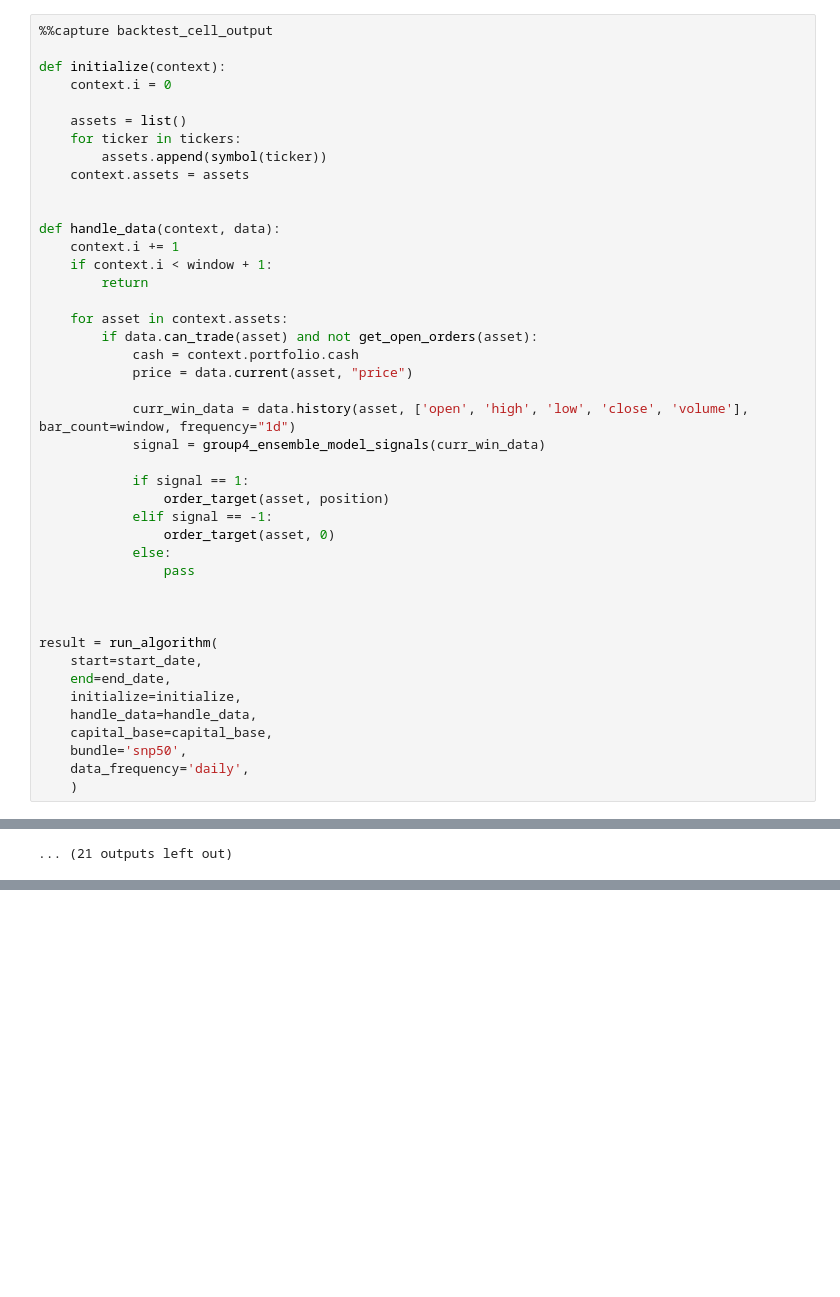
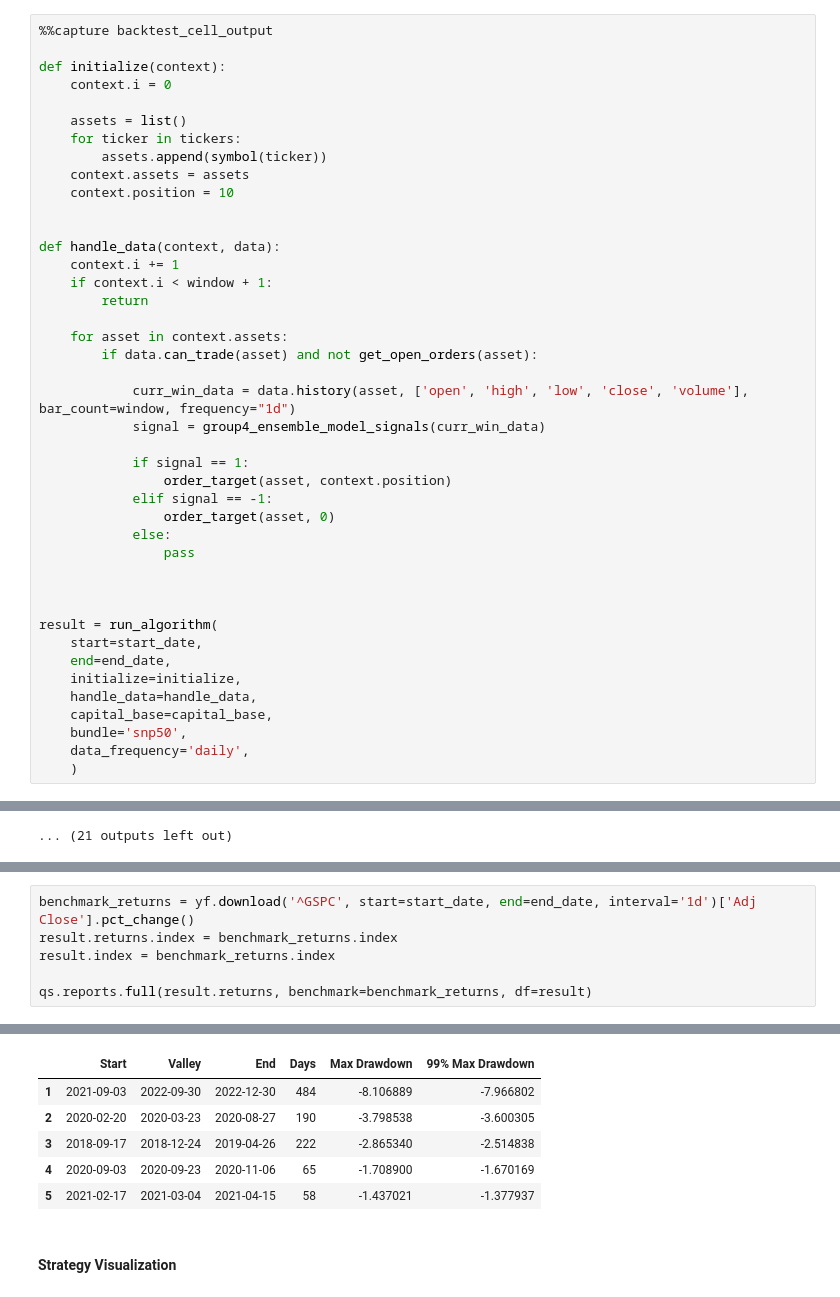
Before and after one commit to luqisha/SnP50-Ensemble-Signal-Module, a Jupyter notebook: S&P50.ipynb, the cells around one changed output, grey strips where cells are left out. Saved outputs shown, nothing was run; the diff lists cells and outputs as text; blank space fills up the shorter version.

Commit message:
Adaptive position allocation

```diff
--- a/S&P50.ipynb
+++ b/S&P50.ipynb
@@ -41,6 +42,7 @@ def initialize(context):
     for ticker in tickers:
         assets.append(symbol(ticker))
     context.assets = assets
+    context.position = 10
 
 
 def handle_data(context, data):
@@ -50,14 +52,12 @@ def handle_data(context, data):
 
     for asset in context.assets:
         if data.can_trade(asset) and not get_open_orders(asset):
-            cash = context.portfolio.cash
-            price = data.current(asset, "price")
 
             curr_win_data = data.history(asset, ['open', 'high', 'low', 'close', 'volume'], bar_count=window, frequency="1d")
             signal = group4_ensemble_model_signals(curr_win_data)
 
             if signal == 1:
-                order_target(asset, position)
+                order_target(asset, context.position)
             elif signal == -1:
                 order_target(asset, 0)
             else:
@@ -121,0 +169,7 @@ Graphs
+# %%
+benchmark_returns = yf.download('^GSPC', start=start_date, end=end_date, interval='1d')['Adj Close'].pct_change()
+result.returns.index = benchmark_returns.index
+result.index = benchmark_returns.index
+
+qs.reports.full(result.returns, benchmark=benchmark_returns, df=result)
+# %% [output]
@@ -121,0 +199,7 @@ Graphs
+|  | Start | Valley | End | Days | Max Drawdown | 99% Max Drawdown |
+| 1 | 2021-09-03 | 2022-09-30 | 2022-12-30 | 484 | -8.106889 | -7.966802 |
+| 2 | 2020-02-20 | 2020-03-23 | 2020-08-27 | 190 | -3.798538 | -3.600305 |
+| 3 | 2018-09-17 | 2018-12-24 | 2019-04-26 | 222 | -2.865340 | -2.514838 |
+| 4 | 2020-09-03 | 2020-09-23 | 2020-11-06 | 65 | -1.708900 | -1.670169 |
+| 5 | 2021-02-17 | 2021-03-04 | 2021-04-15 | 58 | -1.437021 | -1.377937 |
+Strategy Visualization
```
Also changed, not shown: parts of 5 cells of this notebook, 2 other files.
